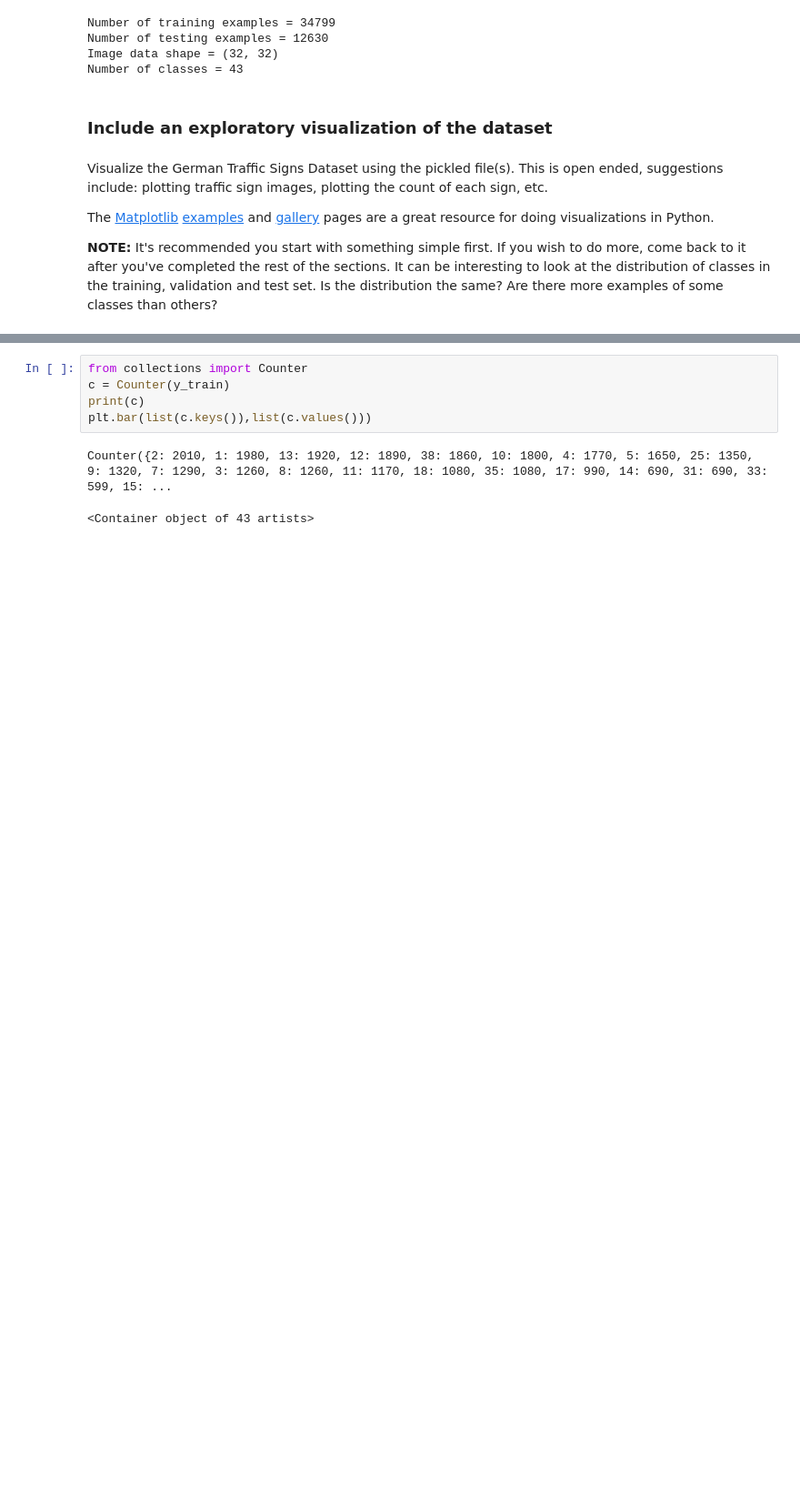
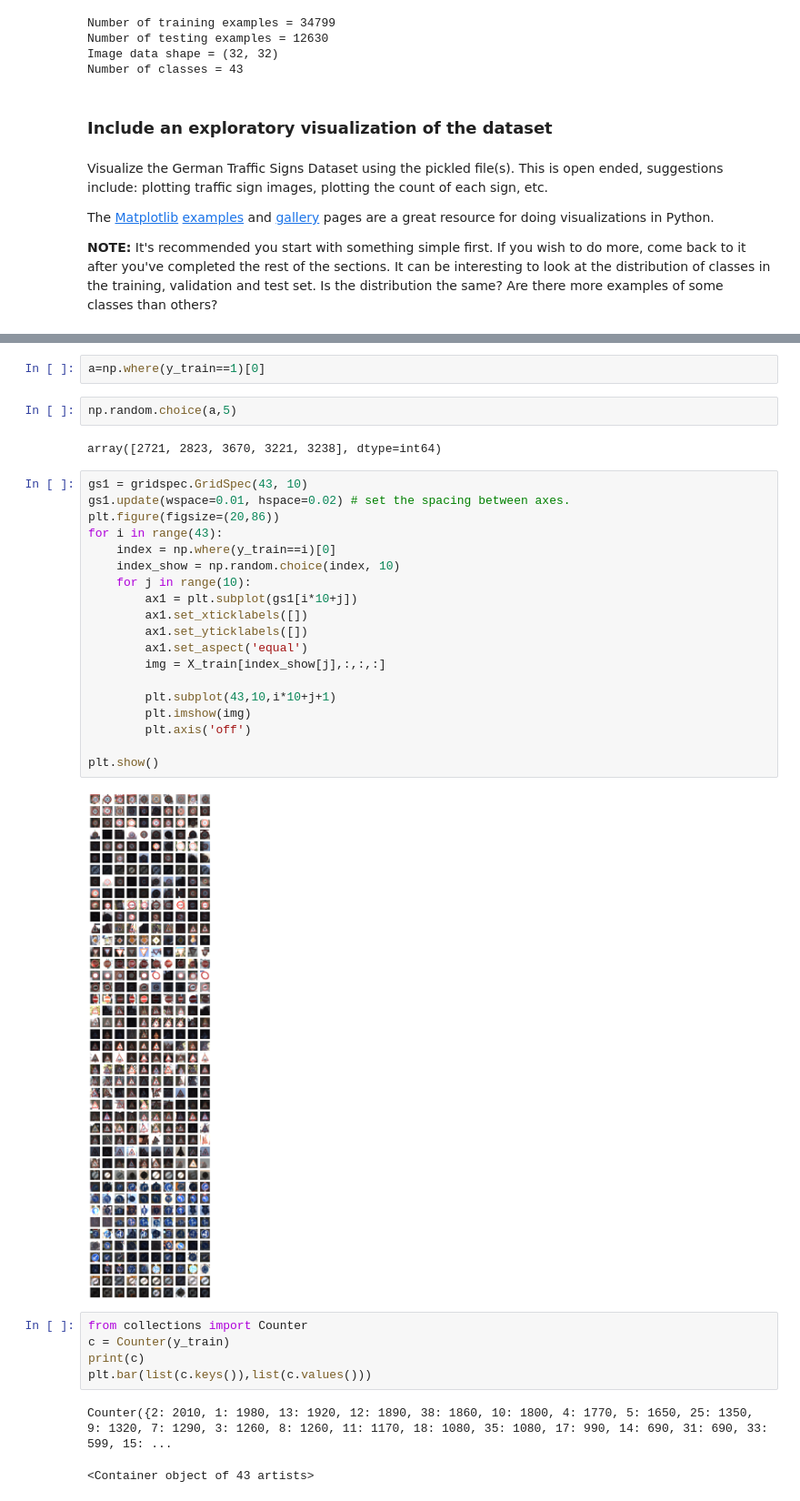
Before and after one commit to junfeizhu/CarND-Traffic-Sign-Classifier-Project, a Jupyter notebook: Traffic_Sign_Classifier.ipynb, the cells around one changed output, grey strips where cells are left out. Shown at 91% size. Cells and saved outputs as stored; diff of their text form; blank space fills up the shorter version.

Commit message:
plot added

```diff
--- a/Traffic_Sign_Classifier.ipynb
+++ b/Traffic_Sign_Classifier.ipynb
@@ -112,6 +106,33 @@ plt.imshow(X_train[1000,:,:,:])
 # %% [output]
 <matplotlib.image.AxesImage at 0x...>
 [figure]
+# %%
+a=np.where(y_train==1)[0]
+# %%
+np.random.choice(a,5)
+# %% [output]
+array([2721, 2823, 3670, 3221, 3238], dtype=int64)
+# %%
+gs1 = gridspec.GridSpec(43, 10)
+gs1.update(wspace=0.01, hspace=0.02) # set the spacing between axes.
+plt.figure(figsize=(20,86))
+for i in range(43):
+    index = np.where(y_train==i)[0]
+    index_show = np.random.choice(index, 10)
+    for j in range(10):
+        ax1 = plt.subplot(gs1[i*10+j])
+        ax1.set_xticklabels([])
+        ax1.set_yticklabels([])
+        ax1.set_aspect('equal')
+        img = X_train[index_show[j],:,:,:]
+
+        plt.subplot(43,10,i*10+j+1)
+        plt.imshow(img)
+        plt.axis('off')
+
+plt.show()
+# %% [output]
+[figure, added]
 # %%
 from collections import Counter
 c = Counter(y_train)
```
Also changed, not shown: parts of 3 cells of this notebook.
